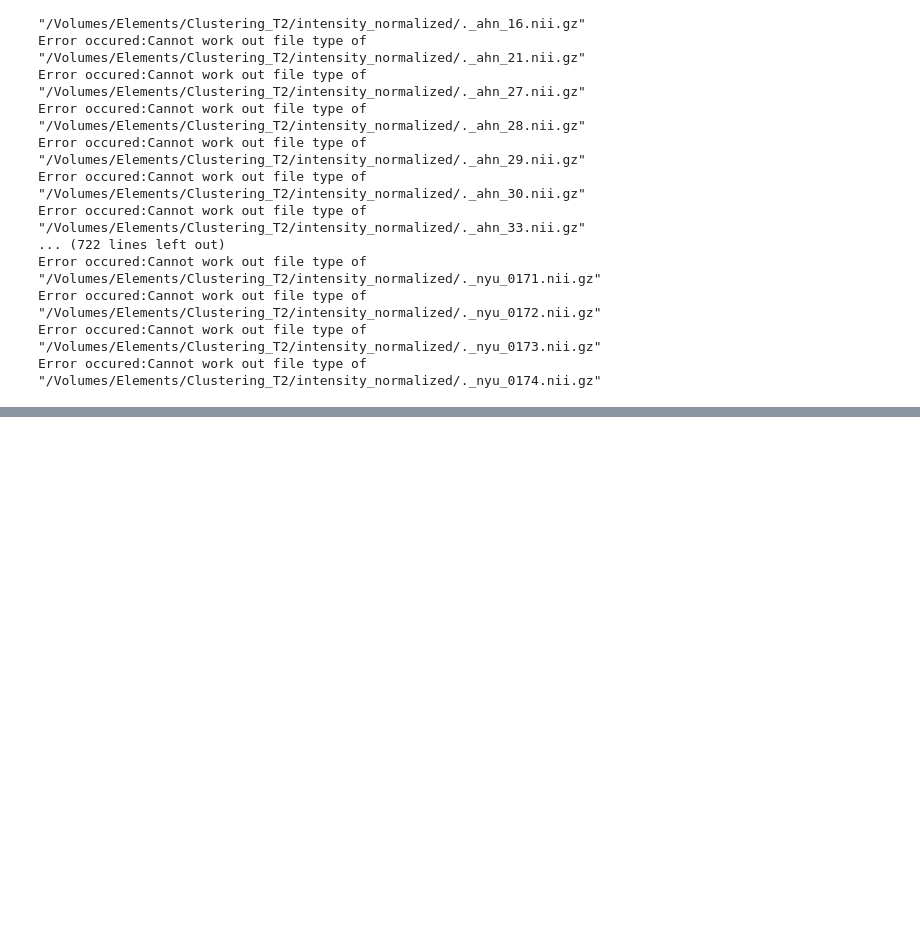
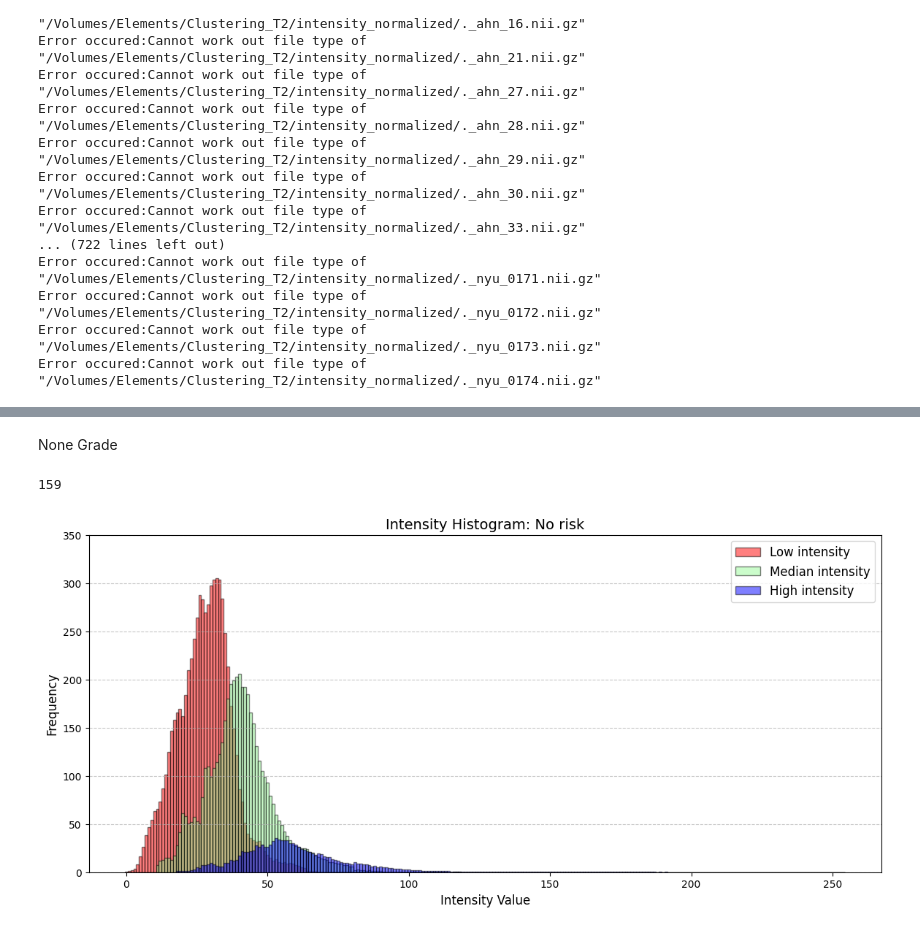
Before and after one commit to Zilian4/Pancreas-intensity-clustering, a Jupyter notebook: voxel intensity analysis.ipynb, the cells around one changed output, grey strips where cells are left out. Drawn from its saved outputs; the diff is of its cells as text; code cells hidden in the pictures; blank space fills up the shorter version.

```diff
--- a/voxel intensity analysis.ipynb
+++ b/voxel intensity analysis.ipynb
@@ -63,0 +127,18 @@ Error occured:Cannot work out file type of "/Volumes/Elements/Clustering_T2/inte
+# %%
+import pandas as pd
+label = pd.read_excel('/Volumes/Elements/IPMN_images_masks/IPMN_labels_t2_total.xlsx')[['name','risk assessment']]
+# %%
+label['name'] = label['name'].apply(lambda x: x+'.nii.gz' if not x.endswith('.nii.gz') else x)
+label['name'] = label['name'].apply(lambda x: x.lower())
+# %%
+low_grade = label[label['risk assessment']==1]
+high_grade = label[label['risk assessment']==2]
+none_grade = label[label['risk assessment']==0]
+# %% [markdown]
+None Grade
+# %%
+avg_1,avg_2,avg_3= get_avg_cluster_hist(lowercase_dict,sub_list=list(none_grade['name']))
+plot_clusters(avg_1,avg_2,avg_3,title='No risk')
+# %% [output]
+159
+[figure, added]
```
Also changed, not shown: parts of 24 cells of this notebook, 10 other files.
